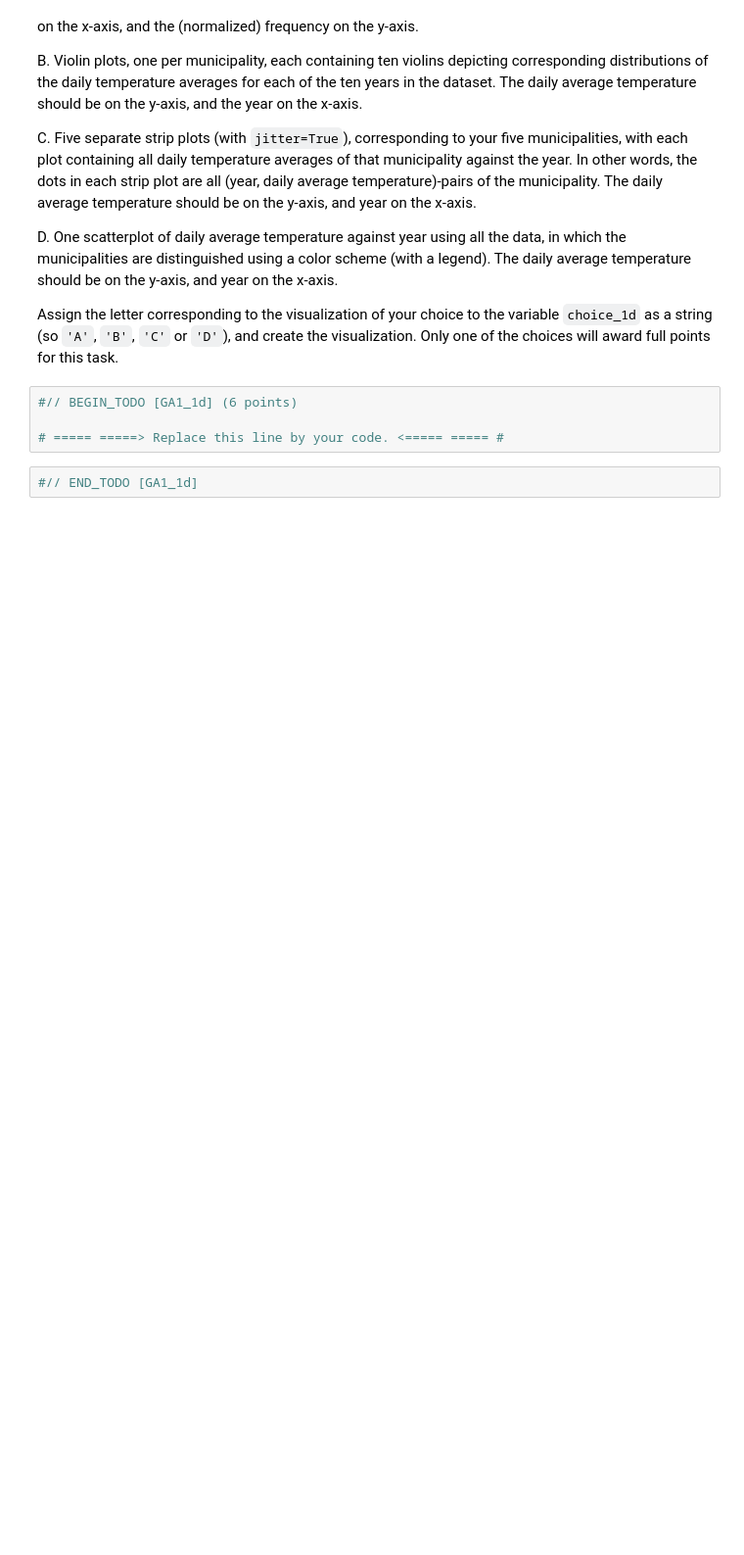
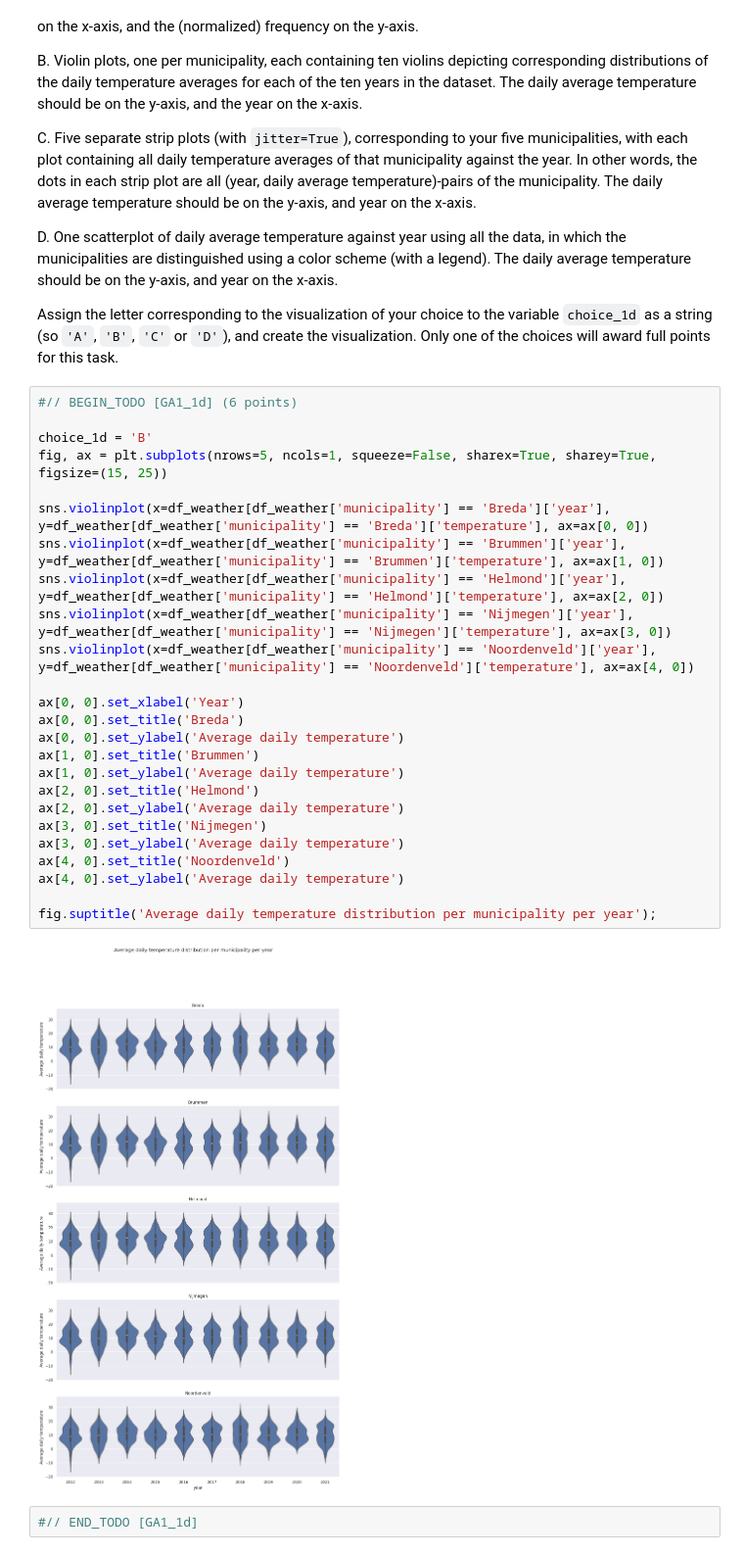
Before and after one commit to Modgen1/2IAB1, a Jupyter notebook: GA1/GA1-2076209.ipynb, the cells around one changed output. Shown at 98% size. Drawn from its saved outputs; the diff is of its cells as text; blank space fills up the shorter version.

```diff
--- a/GA1/GA1-2076209.ipynb
+++ b/GA1/GA1-2076209.ipynb
@@ -946,10 +1001,33 @@ Choose the most appropriate visualization from:
 
 Assign the letter corresponding to the visualization of your choice to the variable `choice_1d` as a string (so `'A'`, `'B'`, `'C'` or `'D'`), and create the visualization.
 Only one of the choices will award full points for this task.
-# %%
-#// BEGIN_TODO [GA1_1d] (6 points)
-
-# ===== =====> Replace this line by your code. <===== ===== #
+# %%
+#// BEGIN_TODO [GA1_1d] (6 points)
+
+choice_1d = 'B'
+fig, ax = plt.subplots(nrows=5, ncols=1, squeeze=False, sharex=True, sharey=True, figsize=(15, 25))
+
+sns.violinplot(x=df_weather[df_weather['municipality'] == 'Breda']['year'], y=df_weather[df_weather['municipality'] == 'Breda']['temperature'], ax=ax[0, 0])
+sns.violinplot(x=df_weather[df_weather['municipality'] == 'Brummen']['year'], y=df_weather[df_weather['municipality'] == 'Brummen']['temperature'], ax=ax[1, 0])
+sns.violinplot(x=df_weather[df_weather['municipality'] == 'Helmond']['year'], y=df_weather[df_weather['municipality'] == 'Helmond']['temperature'], ax=ax[2, 0])
+sns.violinplot(x=df_weather[df_weather['municipality'] == 'Nijmegen']['year'], y=df_weather[df_weather['municipality'] == 'Nijmegen']['temperature'], ax=ax[3, 0])
+sns.violinplot(x=df_weather[df_weather['municipality'] == 'Noordenveld']['year'], y=df_weather[df_weather['municipality'] == 'Noordenveld']['temperature'], ax=ax[4, 0])
+
+ax[0, 0].set_xlabel('Year')
+ax[0, 0].set_title('Breda')
+ax[0, 0].set_ylabel('Average daily temperature')
+ax[1, 0].set_title('Brummen')
+ax[1, 0].set_ylabel('Average daily temperature')
+ax[2, 0].set_title('Helmond')
+ax[2, 0].set_ylabel('Average daily temperature')
+ax[3, 0].set_title('Nijmegen')
+ax[3, 0].set_ylabel('Average daily temperature')
+ax[4, 0].set_title('Noordenveld')
+ax[4, 0].set_ylabel('Average daily temperature')
+
+fig.suptitle('Average daily temperature distribution per municipality per year');
+# %% [output]
+[figure, added]
 # %%
 #// END_TODO [GA1_1d]
 # %% [markdown]
```
Also changed, not shown: parts of 19 cells of this notebook.
